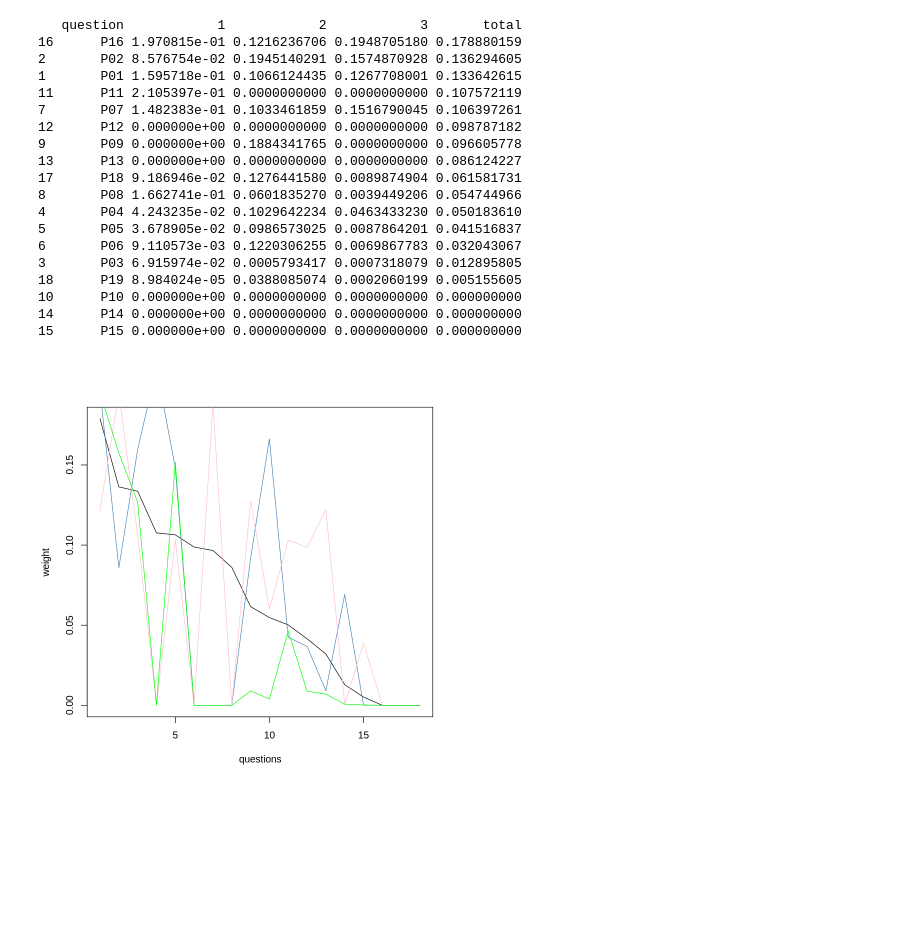
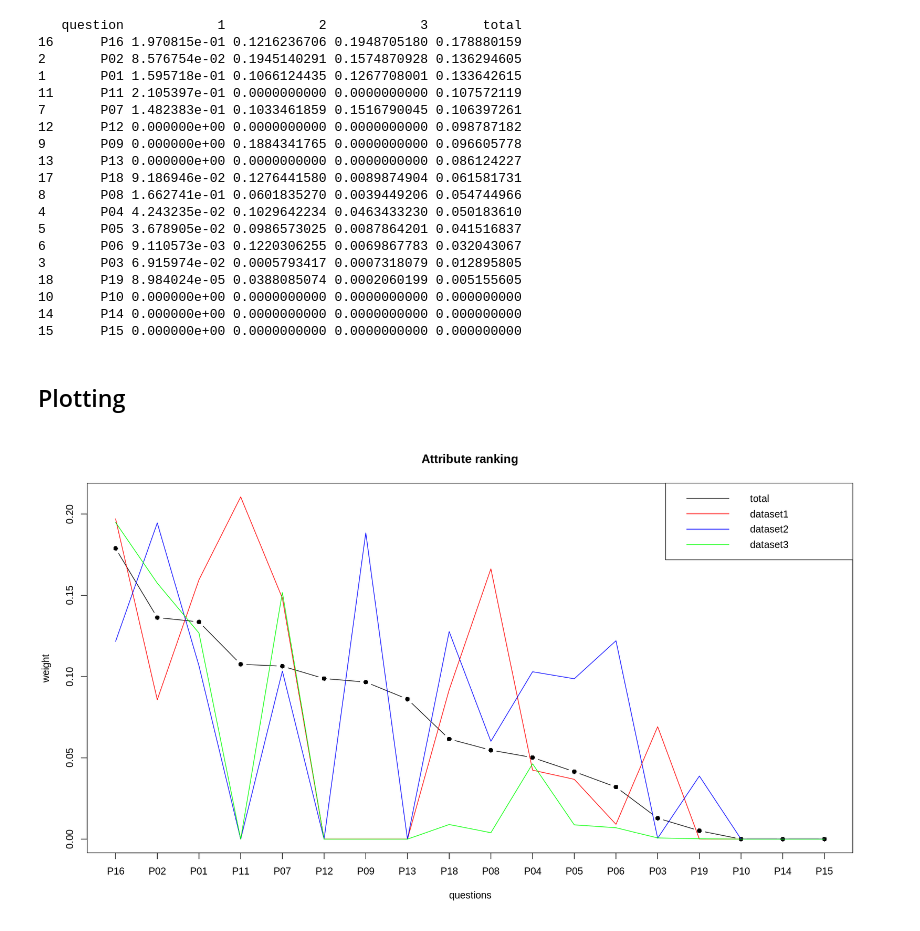
Before and after one commit to juanlufont/upo-machine-learning, a Jupyter notebook: notebook/ml-r.ipynb, the cells around one changed output. Cells and saved outputs as stored; diff of their text form; code cells hidden in the pictures; blank space fills up the shorter version.

Commit message:
polishing plots, better container

```diff
--- a/notebook/ml-r.ipynb
+++ b/notebook/ml-r.ipynb
@@ -60,10 +63,30 @@ print(results)
-# %%
-plot(results$total,
-    xlab = "questions",
-    ylab = "weight",
-    type = "l")
-lines(results$"1", col = "steelblue")
-lines(results$"2", col = "pink")
-lines(results$"3", col = "green")
-# %% [output]
-[figure, removed]
+# %% [markdown]
+## Plotting
+# %%
+ymax <- max(apply(results[ , -1], 1, max, na.rm=TRUE))
+ylim <- c(0, ymax)
+
+options(repr.plot.width=14, repr.plot.height=8)
+
+plot(results$total,
+    main = "Attribute ranking",
+    xlab = "questions",
+    ylab = "weight",
+    type = "b",
+    pch = 16,
+    xaxt = "n",
+    ylim = ylim)
+
+axis(1, at=seq(length(results$question)), labels=results$question)
+
+lines(results$"1", type="l", pch=0, col="red")
+lines(results$"2", type="l", pch=3, col="blue")
+lines(results$"3", type="l", pch=5, col="green")
+
+legend("topright",
+       legend=c("total", "dataset1", "dataset2", "dataset3"),
+       col=c("black", "red", "blue", "green"),
+       lty=1,
+       cex=1)
+# %% [output]
+[figure, added]
```
Also changed, not shown: parts of 8 cells of this notebook, 3 other files.
